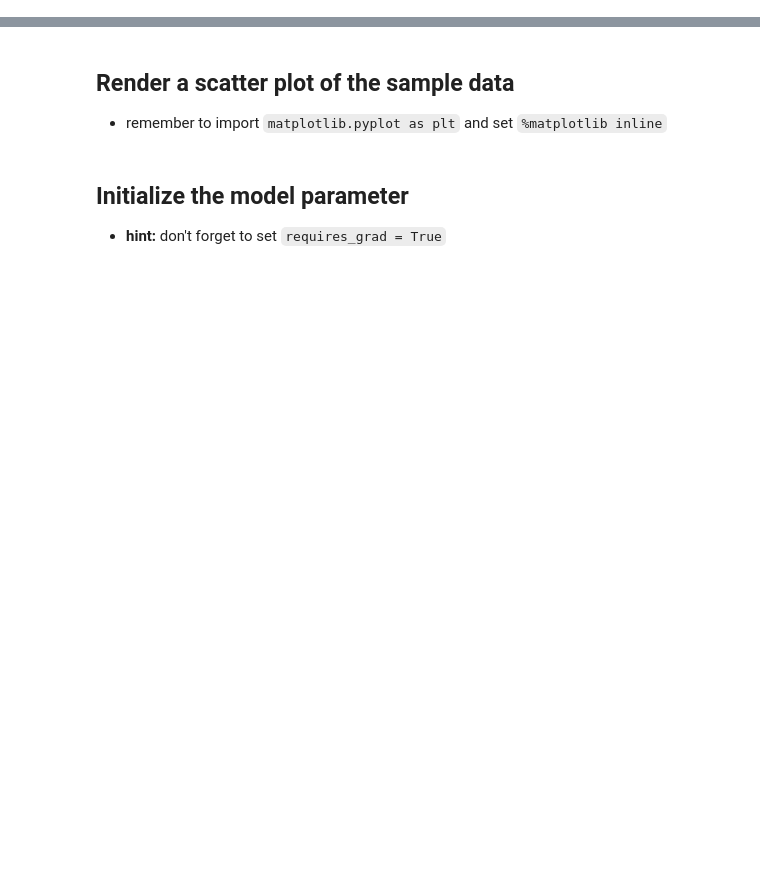
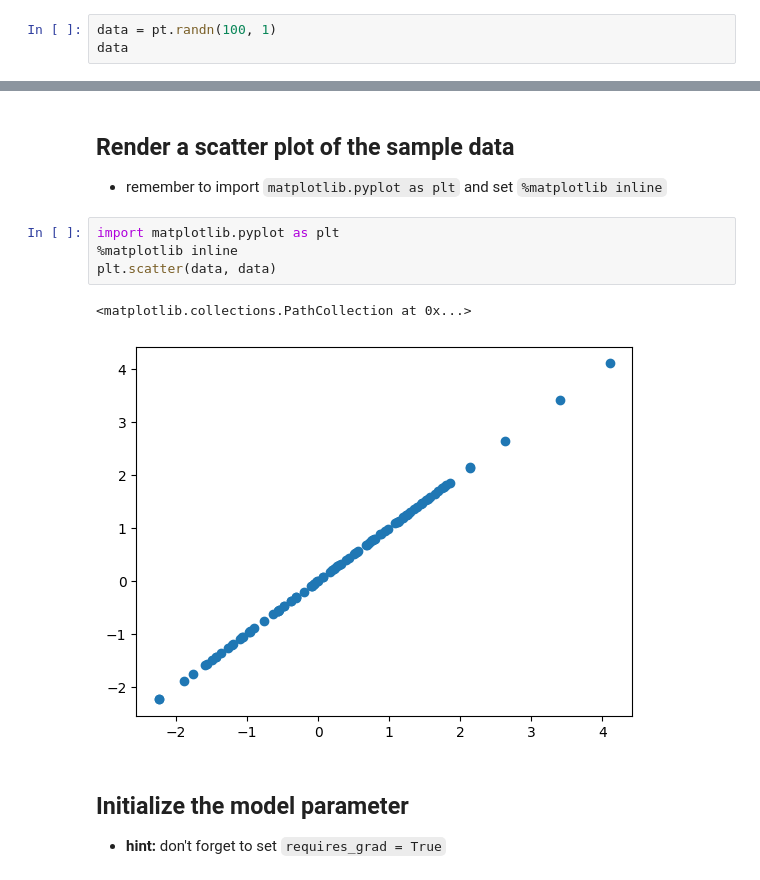
Before and after one commit to kishoremkv/gen-ai-fundamentals, a Jupyter notebook: day1/PyTorch_2_Exercise_Autograd_GPU.ipynb, the cells around one changed output, grey strips where cells are left out. Cells and saved outputs as stored; diff of their text form; blank space fills up the shorter version.

```diff
--- a/day1/PyTorch_2_Exercise_Autograd_GPU.ipynb
+++ b/day1/PyTorch_2_Exercise_Autograd_GPU.ipynb
@@ -8,0 +11,3 @@ pt.manual_seed(0)
+# %%
+data = pt.randn(100, 1)
+data
@@ -9,6 +32,13 @@ pt.manual_seed(0)
 # %% [markdown]
 ## Render a scatter plot of the sample data
 * remember to import `matplotlib.pyplot as plt` and set `%matplotlib inline`
+# %%
+import matplotlib.pyplot as plt
+%matplotlib inline
+plt.scatter(data, data)
+# %% [output]
+<matplotlib.collections.PathCollection at 0x...>
+[figure, added]
 # %% [markdown]
 ## Initialize the model parameter
 * **hint:** don't forget to set `requires_grad = True`
```
Also changed, not shown: parts of 6 cells of this notebook.
